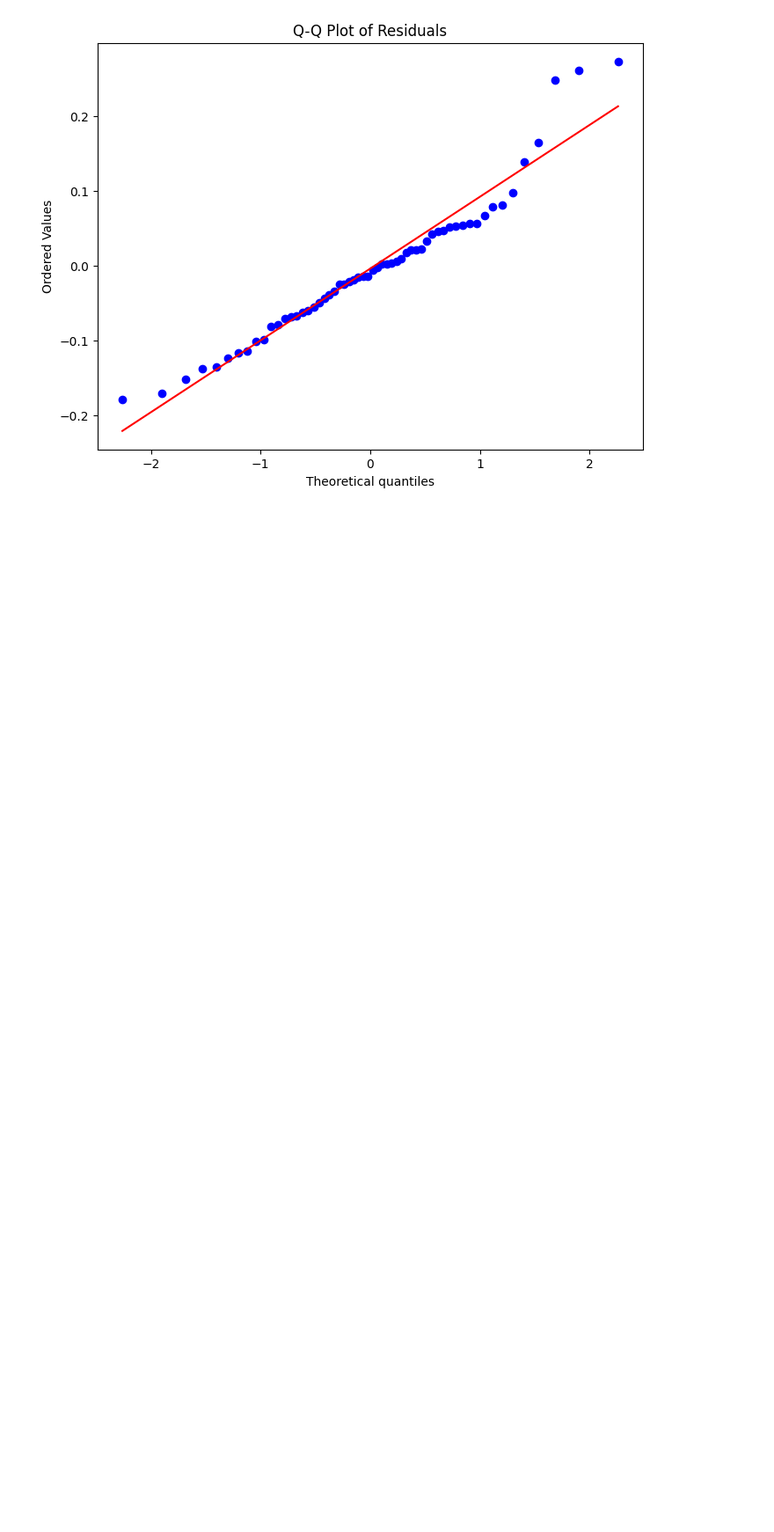
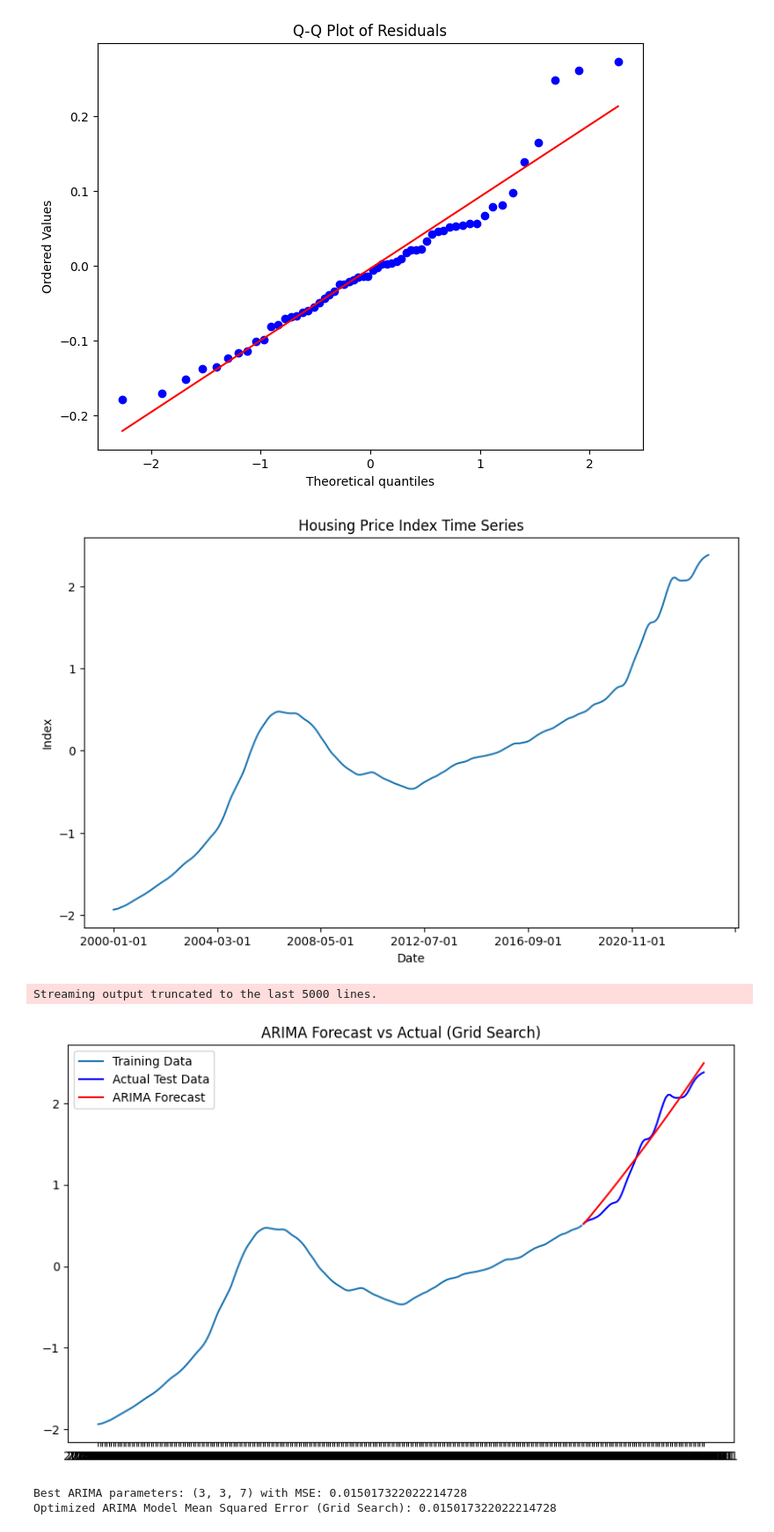
Before and after one commit to galitz-matt/ml4va, a Jupyter notebook: MLV4A.ipynb, the cells around one changed output. Shown: that part at 88% size. Saved outputs shown, nothing was run; the diff lists cells and outputs as text; code cells hidden in the pictures; blank space fills up the shorter version.

```diff
--- a/MLV4A.ipynb
+++ b/MLV4A.ipynb
@@ -188,3 +188,69 @@ plt.show()
 [figure]
 [figure]
 [figure]
+# %%
+from statsmodels.tsa.arima.model import ARIMA
+import matplotlib.pyplot as plt
+from sklearn.metrics import mean_squared_error
+
+# Ensure the 'Housing Price Index' is a univariate time series
+housing_price_index = data.set_index('Date')['Housing Price Index']
+
+# Plot the time series
+plt.figure(figsize=(10, 6))
+housing_price_index.plot(title='Housing Price Index Time Series', xlabel='Date', ylabel='Index')
+plt.show()
+
+# Split into training and test sets (80/20 split)
+train_size = int(len(housing_price_index) * 0.8)
+train, test = housing_price_index[:train_size], housing_price_index[train_size:]
+
+import itertools
+
+# Define parameter ranges
+p_values = range(0, 10)  # Try values for p
+d_values = range(0, 10)  # Try values for d
+q_values = range(0, 10)  # Try values for q
+
+# Grid search for the best combination
+best_score, best_cfg = float("inf"), None
+for p, d, q in itertools.product(p_values, d_values, q_values):
+    try:
+        model = ARIMA(train, order=(p, d, q))
+        model_fit = model.fit()
+        forecast = model_fit.forecast(steps=len(test))
+        mse = mean_squared_error(test, forecast)
+        if mse < best_score:
+            best_score, best_cfg = mse, (p, d, q)
+    except:
+        continue
+
+
+# Fit the model with the best parameters
+p, d, q = best_cfg
+model = ARIMA(train, order=(p, d, q))
+model_fit = model.fit()
+
+# Forecast the test set
+forecast = model_fit.forecast(steps=len(test))
+forecast_index = test.index
+
+# Plot the forecast vs actual values
+plt.figure(figsize=(10, 6))
+plt.plot(train, label='Training Data')
+plt.plot(test, label='Actual Test Data', color='blue')
+plt.plot(forecast_index, forecast, label='ARIMA Forecast', color='red')
+plt.title('ARIMA Forecast vs Actual (Grid Search)')
+plt.legend()
+plt.show()
+
+# Evaluate the optimized model
+mse = mean_squared_error(test, forecast)
+print(f"Best ARIMA parameters: {best_cfg} with MSE: {best_score}")
+print("Optimized ARIMA Model Mean Squared Error (Grid Search):", mse)
+# %% [output]
+[figure, added]
+Streaming output truncated to the last 5000 lines.
+[figure, added]
+Best ARIMA parameters: (3, 3, 7) with MSE: 0.015017322022214728
+Optimized ARIMA Model Mean Squared Error (Grid Search): 0.015017322022214728
```
Also changed, not shown: parts of 1 cell of this notebook.
